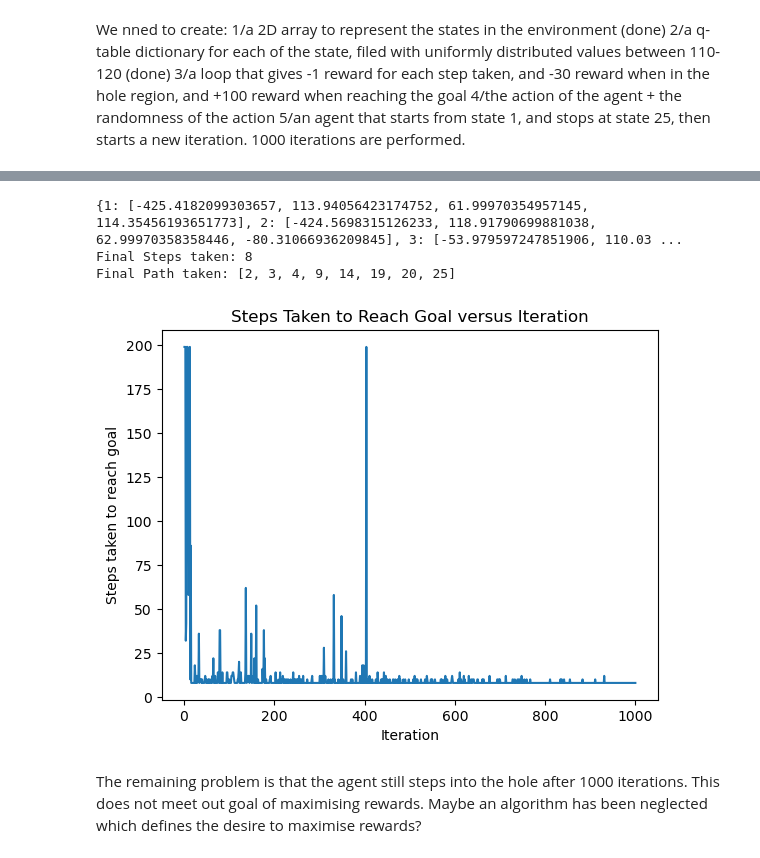
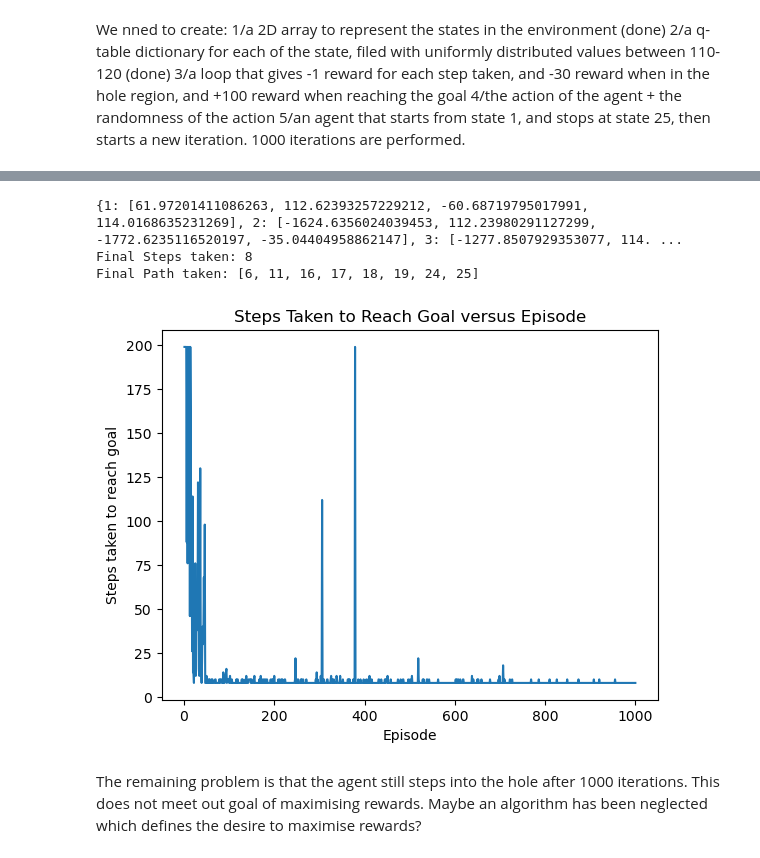
Before and after one commit to Carleo-Z/RL-summer-school, a Jupyter notebook: problem 1/RL summer school problem 1.ipynb, the cells around one changed output, grey strips where cells are left out. Saved outputs shown, nothing was run; the diff lists cells and outputs as text; code cells hidden in the pictures.

```diff
--- a/problem 1/RL summer school problem 1.ipynb
+++ b/problem 1/RL summer school problem 1.ipynb
@@ -138,7 +145,7 @@ q_table = {
 #3/a loop that gives -1 reward for each step taken, and -30 reward when in the hole region, and +100 reward when reaching the goal
 direction = [5,-5,1,-1] #up, down, left, right
 S0 = 1 #initial position
-idle_state = S0;
+next_state = S0;
 
 step_memory = {}
 
@@ -171,58 +178,56 @@ graph_iteration = list(range(1,1001))
 iteration = 1
 
 for iteration in range(1000):
-    idle_state = 1
+    next_state = 1
     step_memory = {}
     step = 1
-    while idle_state < 25:
+    while next_state < 25:
         if step < 200:
-            start_state = idle_state
+            start_state = next_state
             movement = decision(start_state,iteration)
-            idle_state = idle_state + direction[movement]
-            step_memory[step] = [idle_state,start_state, movement]
+            next_state = next_state + direction[movement]
+            step_memory[step] = [next_state,start_state, movement]
             step = step + 1
         else:
             break
 
     sequence = list(reversed(list(step_memory.items())))
-    expected_cumulative_reward = 0
-    cumulative_reward = 0
+    total_return_Gt = 0
     overstep_penalty = -10
 
     for i in sequence:
         if i[1][0] == 25:
             action_reward = 99
         elif i[1][0] in (13,14,18,19) and i[1][1] not in (13,14,18,19):
             action_reward = -31
         else:
             action_reward = -1
 
-        expected_cumulative_reward = cumulative_reward
 
         if i[0] <20:
-            cumulative_reward = action_reward + expected_cumulative_reward
+            total_return_Gt = action_reward + total_return_Gt
         else:
-            cumulative_reward = action_reward + expected_cumulative_reward + overstep_penalty
+            total_return_Gt = action_reward + total_return_Gt + overstep_penalty
 
-        q_table[i[1][1]][i[1][2]] = q_table[i[1][1]][i[1][2]]*0.9 + cumulative_reward*0.1
+        q_table[i[1][1]][i[1][2]] = q_table[i[1][1]][i[1][2]]*0.9 + total_return_Gt*0.1
 
     graph_step.append(list(step_memory.keys())[-1])
     iteration = iteration + 1
 
 import matplotlib.pyplot as plt
 plt.plot(graph_iteration, graph_step)
-plt.xlabel("Iteration")
+plt.xlabel("Episode")
 plt.ylabel("Steps taken to reach goal")
-plt.title("Steps Taken to Reach Goal versus Iteration")
+plt.title("Steps Taken to Reach Goal versus Episode")
 plt.show
 
 
 print(q_table)
 print(f"Final Steps taken: {list(step_memory.keys())[-1]}\nFinal Path taken: {[value[0] for value in step_memory.values()]}")
 # %% [output]
-{1: [-425.4182099303657, 113.94056423174752, 61.99970354957145, 114.35456193651773], 2: [-424.5698315126233, 118.91790699881038, 62.99970358358446, -80.31066936209845], 3: [-53.979597247851906, 110.03 ...
+{1: [61.97201411086263, 112.62393257229212, -60.68719795017991, 114.0168635231269], 2: [-1624.6356024039453, 112.23980291127299, -1772.6235116520197, -35.04404958862147], 3: [-1277.8507929353077, 114. ...
 Final Steps taken: 8
-Final Path taken: [2, 3, 4, 9, 14, 19, 20, 25]
+Final Path taken: [6, 11, 16, 17, 18, 19, 24, 25]
-[figure, old version]
+[figure, new version]
 # %% [markdown]
 The remaining problem is that the agent still steps into the hole after 1000 iterations. This does not meet out goal of maximising rewards. Maybe an algorithm has been neglected which defines the desire to maximise rewards?
```
Also changed, not shown: parts of 1 cell of this notebook.
